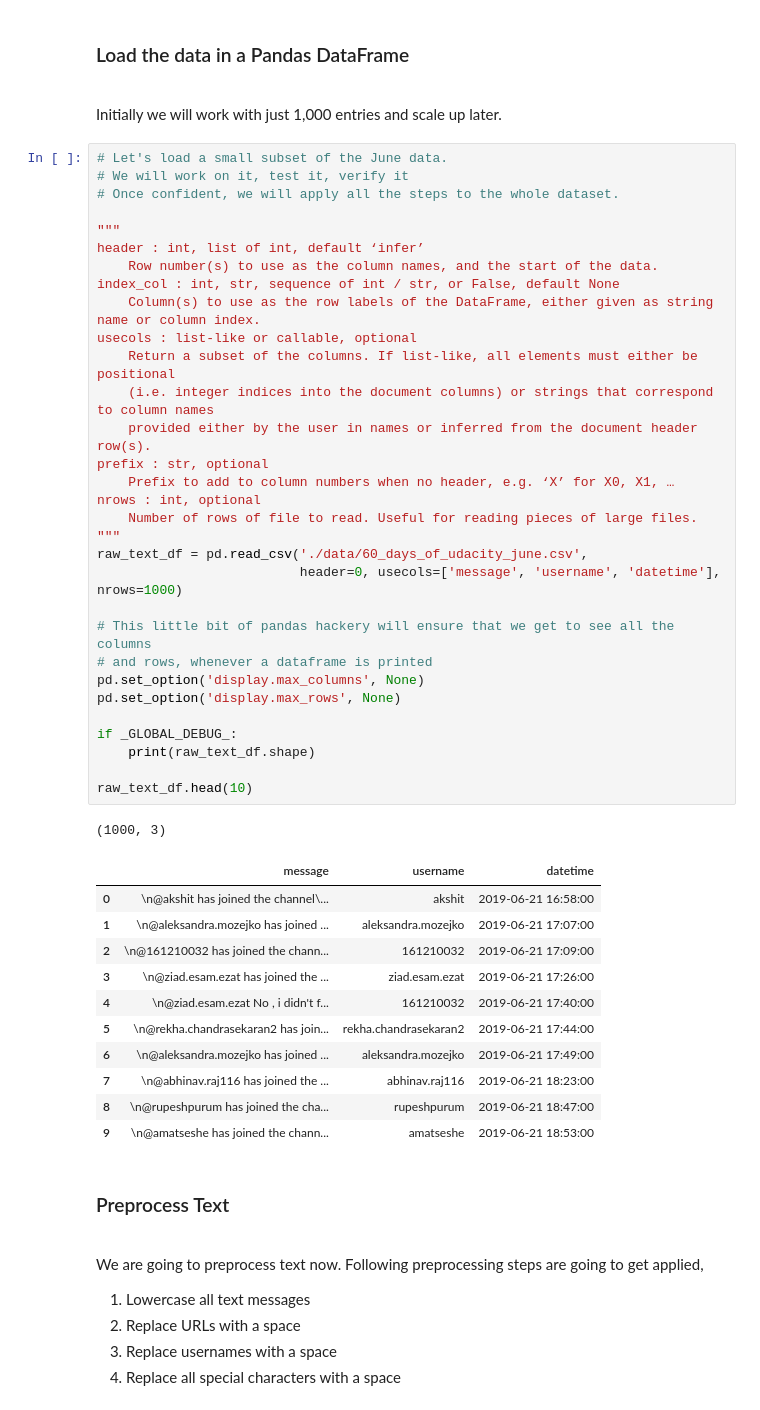
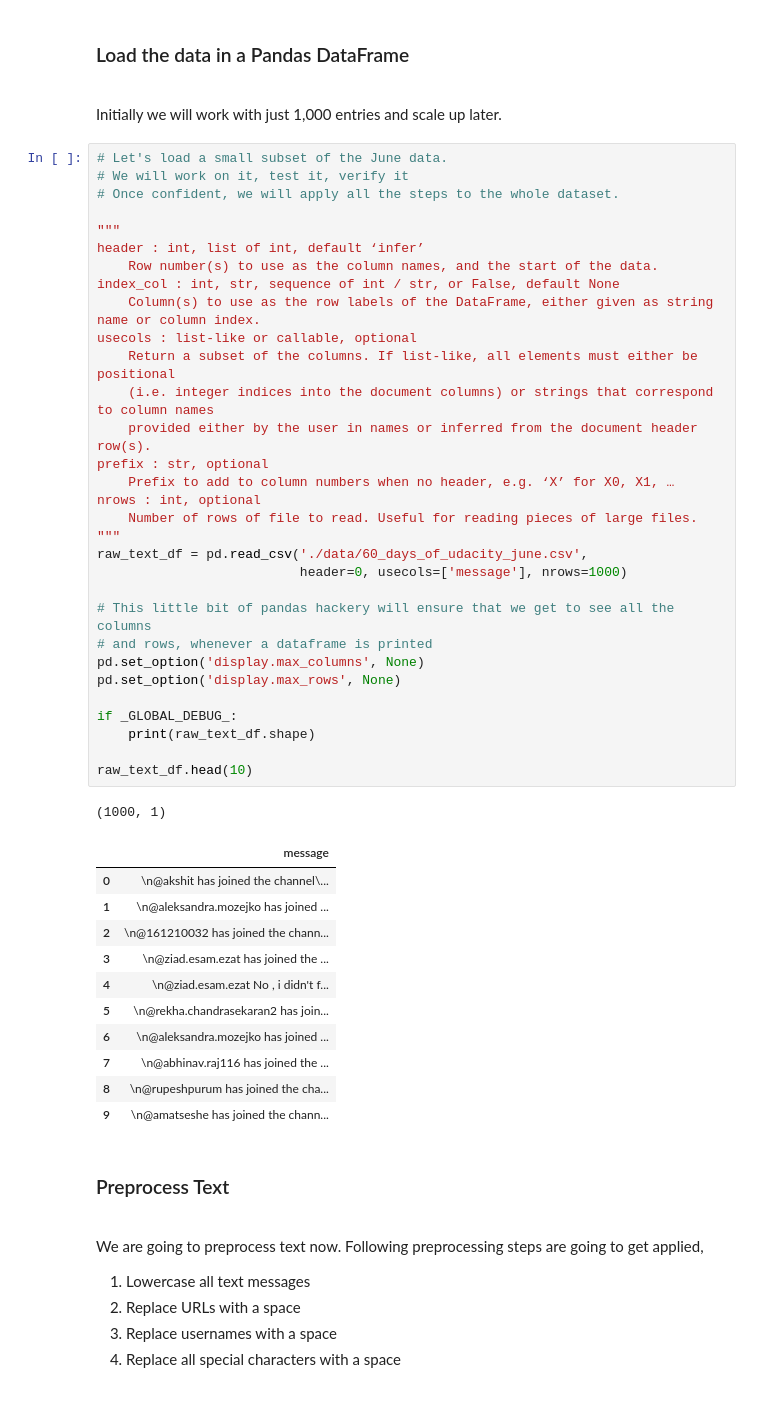
Before and after one commit to pranjalchaubey/Sixty-AI, a Jupyter notebook: 02 Data Preprocessing/Text Preprocessing.ipynb, the cells around one changed output. Drawn from its saved outputs; the diff is of its cells as text.

```diff
--- a/02 Data Preprocessing/Text Preprocessing.ipynb
+++ b/02 Data Preprocessing/Text Preprocessing.ipynb
@@ -19,46 +22,46 @@ _GLOBAL_DEBUG_ = True
 # Let's load a small subset of the June data.
 # We will work on it, test it, verify it
 # Once confident, we will apply all the steps to the whole dataset.
 
 """
 header : int, list of int, default ‘infer’
     Row number(s) to use as the column names, and the start of the data.
 index_col : int, str, sequence of int / str, or False, default None
     Column(s) to use as the row labels of the DataFrame, either given as string name or column index.
 usecols : list-like or callable, optional
     Return a subset of the columns. If list-like, all elements must either be positional
     (i.e. integer indices into the document columns) or strings that correspond to column names
     provided either by the user in names or inferred from the document header row(s).
 prefix : str, optional
     Prefix to add to column numbers when no header, e.g. ‘X’ for X0, X1, …
 nrows : int, optional
     Number of rows of file to read. Useful for reading pieces of large files.
 """
 raw_text_df = pd.read_csv('./data/60_days_of_udacity_june.csv',
-                          header=0, usecols=['message', 'username', 'datetime'], nrows=1000)
+                          header=0, usecols=['message'], nrows=1000)
 
 # This little bit of pandas hackery will ensure that we get to see all the columns
 # and rows, whenever a dataframe is printed
 pd.set_option('display.max_columns', None)
 pd.set_option('display.max_rows', None)
 
 if _GLOBAL_DEBUG_:
     print(raw_text_df.shape)
 
 raw_text_df.head(10)
 # %% [output]
-(1000, 3)
+(1000, 1)
-|  | message | username | datetime |
-| 0 | \n@akshit has joined the channel\... | akshit | 2019-06-21 16:58:00 |
-| 1 | \n@aleksandra.mozejko has joined ... | aleksandra.mozejko | 2019-06-21 17:07:00 |
-| 2 | \n@161210032 has joined the chann... | 161210032 | 2019-06-21 17:09:00 |
-| 3 | \n@ziad.esam.ezat has joined the ... | ziad.esam.ezat | 2019-06-21 17:26:00 |
-| 4 | \n@ziad.esam.ezat No , i didn't f... | 161210032 | 2019-06-21 17:40:00 |
-| 5 | \n@rekha.chandrasekaran2 has join... | rekha.chandrasekaran2 | 2019-06-21 17:44:00 |
-| 6 | \n@aleksandra.mozejko has joined ... | aleksandra.mozejko | 2019-06-21 17:49:00 |
-| 7 | \n@abhinav.raj116 has joined the ... | abhinav.raj116 | 2019-06-21 18:23:00 |
-| 8 | \n@rupeshpurum has joined the cha... | rupeshpurum | 2019-06-21 18:47:00 |
-| 9 | \n@amatseshe has joined the chann... | amatseshe | 2019-06-21 18:53:00 |
+|  | message |
+| 0 | \n@akshit has joined the channel\... |
+| 1 | \n@aleksandra.mozejko has joined ... |
+| 2 | \n@161210032 has joined the chann... |
+| 3 | \n@ziad.esam.ezat has joined the ... |
+| 4 | \n@ziad.esam.ezat No , i didn't f... |
+| 5 | \n@rekha.chandrasekaran2 has join... |
+| 6 | \n@aleksandra.mozejko has joined ... |
+| 7 | \n@abhinav.raj116 has joined the ... |
+| 8 | \n@rupeshpurum has joined the cha... |
+| 9 | \n@amatseshe has joined the chann... |
 # %% [markdown]
 ### Preprocess Text
 <br/>We are going to preprocess text now. Following preprocessing steps are going to get applied,
```
Also changed, not shown: parts of 13 cells of this notebook.
